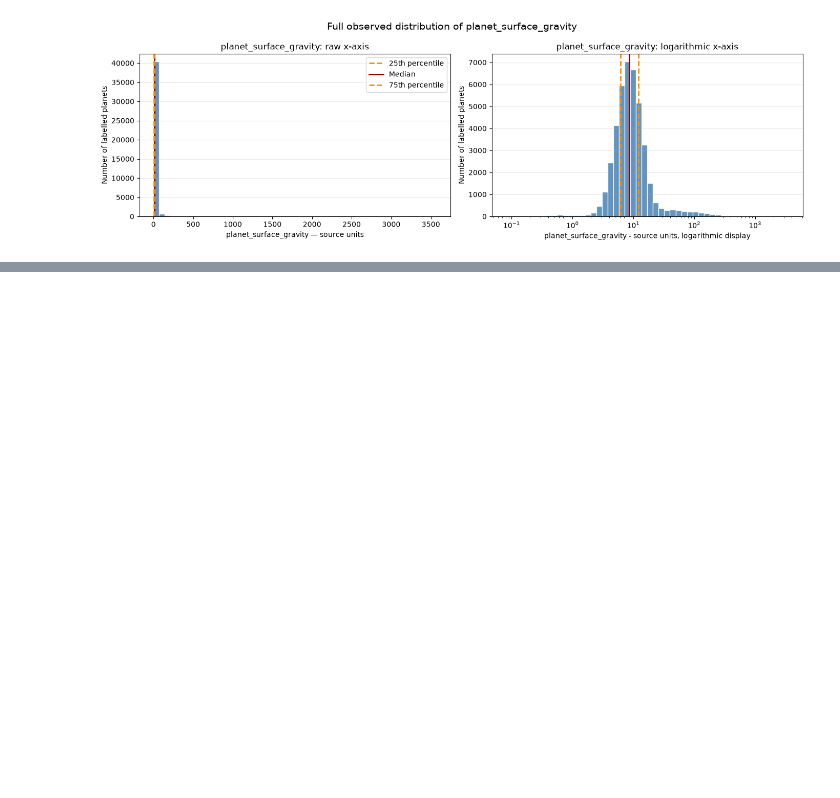
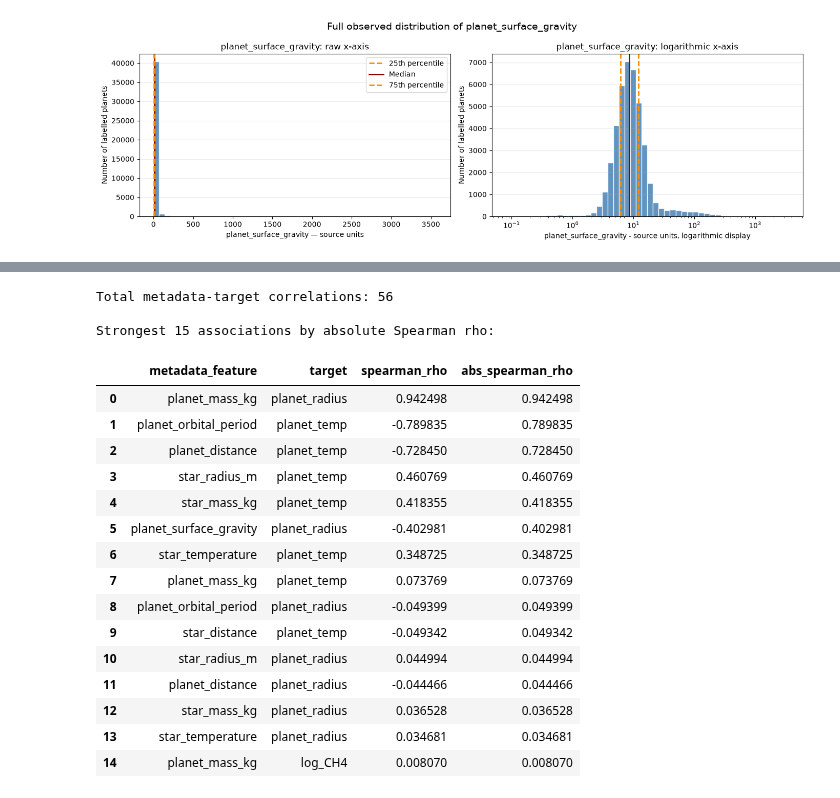
Before and after one commit to ajf12327/ADC2023-conformal-prediction, a Jupyter notebook: notebooks/02_EDA.ipynb, the cells around one changed output, grey strips where cells are left out. Cells and saved outputs as stored; diff of their text form; code cells hidden in the pictures; blank space fills up the shorter version.

```diff
--- a/notebooks/02_EDA.ipynb
+++ b/notebooks/02_EDA.ipynb
@@ -971,0 +1156,51 @@ for feature_name in SKEWED_METADATA_FEATURES:
+# %%
+tidy_correlation_rows = []
+
+for metadata_feature in METADATA_FEATURES:
+    for target_name in TARGET_COLUMNS:
+        rho = float(metadata_target_spearman.loc[metadata_feature, target_name])
+
+        tidy_correlation_rows.append(
+            {
+                "metadata_feature": metadata_feature,
+                "target": target_name,
+                "spearman_rho": rho,
+                "abs_spearman_rho": abs(rho)
+            }
+        )
+
+metadata_target_correlations = pd.DataFrame(tidy_correlation_rows)
+
+metadata_target_correlations = (metadata_target_correlations.sort_values(by="abs_spearman_rho",
+                                                                         ascending=False).reset_index(drop=True))
+
+if len(metadata_target_correlations) != 56:
+    raise ValueError(
+        "Expected 56 metadata-target correlations, "
+        f"found {len(metadata_target_correlations)}."
+    )
+
+print("Total metadata-target correlations:", len(metadata_target_correlations))
+
+print("\nStrongest 15 associations by absolute Spearman rho:")
+display(metadata_target_correlations.head(15))
+# %% [output]
+Total metadata-target correlations: 56
+
+Strongest 15 associations by absolute Spearman rho:
+|  | metadata_feature | target | spearman_rho | abs_spearman_rho |
+| 0 | planet_mass_kg | planet_radius | 0.942498 | 0.942498 |
+| 1 | planet_orbital_period | planet_temp | -0.789835 | 0.789835 |
+| 2 | planet_distance | planet_temp | -0.728450 | 0.728450 |
+| 3 | star_radius_m | planet_temp | 0.460769 | 0.460769 |
+| 4 | star_mass_kg | planet_temp | 0.418355 | 0.418355 |
+| 5 | planet_surface_gravity | planet_radius | -0.402981 | 0.402981 |
+| 6 | star_temperature | planet_temp | 0.348725 | 0.348725 |
+| 7 | planet_mass_kg | planet_temp | 0.073769 | 0.073769 |
+| 8 | planet_orbital_period | planet_radius | -0.049399 | 0.049399 |
+| 9 | star_distance | planet_temp | -0.049342 | 0.049342 |
+| 10 | star_radius_m | planet_radius | 0.044994 | 0.044994 |
+| 11 | planet_distance | planet_radius | -0.044466 | 0.044466 |
+| 12 | star_mass_kg | planet_radius | 0.036528 | 0.036528 |
+| 13 | star_temperature | planet_radius | 0.034681 | 0.034681 |
+| 14 | planet_mass_kg | log_CH4 | 0.008070 | 0.008070 |
```
Also changed, not shown: parts of 10 cells of this notebook.
